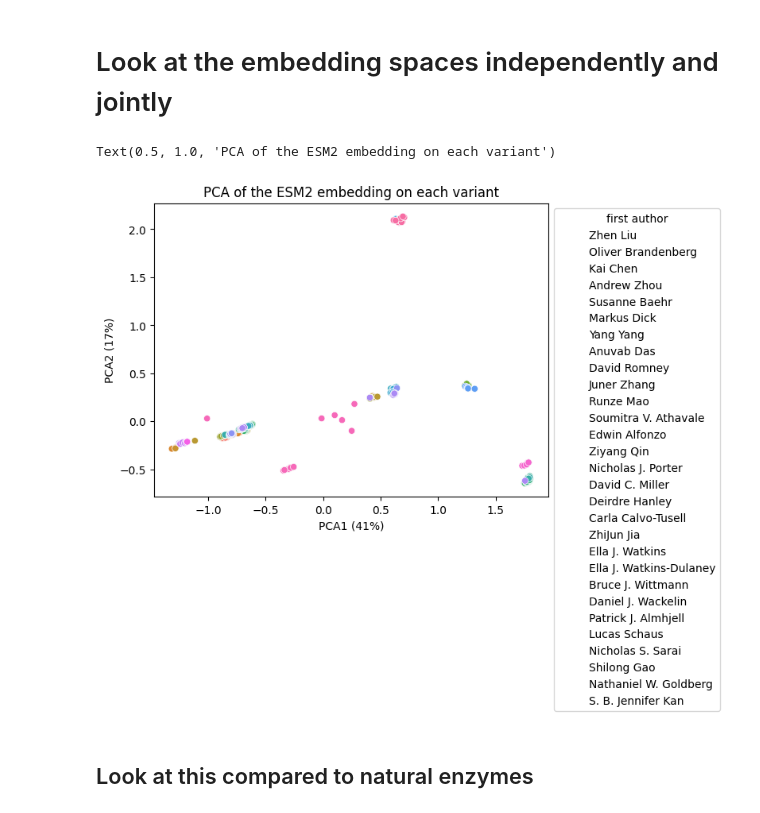
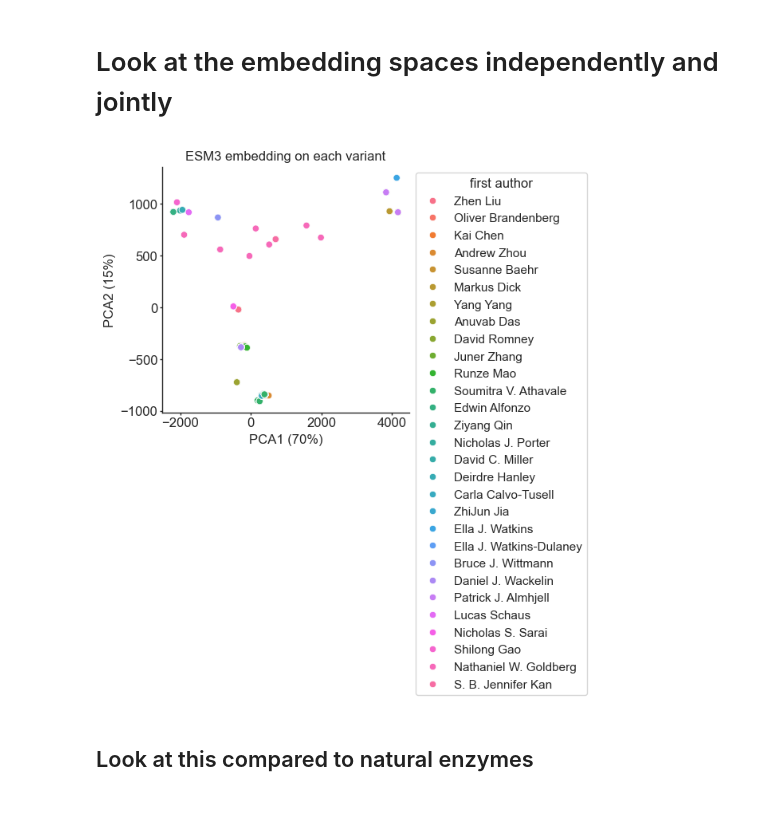
Before and after one commit to fhalab/EnzymeEngineeringDB, a Jupyter notebook: analysis/N3_AnalyseEnzymeReactionData.ipynb, the cells around one changed output. Cells and saved outputs as stored; diff of their text form; code cells hidden in the pictures.

Commit message:
Updated notebook for visualization

```diff
--- a/analysis/N3_AnalyseEnzymeReactionData.ipynb
+++ b/analysis/N3_AnalyseEnzymeReactionData.ipynb
@@ -15,23 +15,51 @@ from sklearn.decomposition import PCA
 import seaborn as sns
 import matplotlib.pyplot as plt
 
-protein_ded_df = pd.read_pickle('output/protein-evolution-database_V4_embedded_proteins.pkl')
-protein_natural_df = pd.read_pickle('output/uniprotkb_reviewed_true_2025_17_02_ESM_3B_complete.pkl')
+protein_ded_df = pd.read_pickle('output/protein-evolution-database_V4_proteins_reactions_clean_unique_variants.pkl')
+protein_natural_df = pd.read_pickle('output/esm3_embeddings.pkl') #output/uniprotkb_reviewed_true_2025_17_02_ESM_3B_complete.pkl')
+# %%
+dpi=300
+style='ticks'
+palette='pastel'
+opacity=0.8
+default_colour="teal"
+figsize=(4, 4)
+title_font_size=12
+label_font_size=8
+title_font_weight="bold"
+text_font_weight="bold"
+font_family = 'sans-serif'
+font = 'Arial'
+sns.set(rc={'figure.figsize': figsize, 'font.family': font_family,
+            'font.sans-serif': font, 'font.size': label_font_size},
+        style=style)
+plt.rcParams['font.family'] = font_family
+plt.rcParams['font.sans-serif'] = font
+
+def format_fig(ax):
+    ax.tick_params(direction='out', length=2, width=1.0)
+    ax.spines['bottom'].set_linewidth(1.0)
+    ax.spines['top'].set_linewidth(0)
+    ax.spines['left'].set_linewidth(1.0)
+    ax.spines['right'].set_linewidth(0)
+    ax.tick_params(labelsize=12)
+    ax.tick_params(axis='x', which='major', pad=2.0)
+    ax.tick_params(axis='y', which='major', pad=2.0)
 # %%
 pca = PCA(n_components=2)
-X = np.array([x for x in protein_ded_df['embedding'].values])
+X = np.array([x for x in protein_ded_df['esm3_mean'].values])
 
 pca_values = pca.fit_transform(X)
 protein_ded_df['PCA1'] = pca_values[:, 0]
 protein_ded_df['PCA2'] = pca_values[:, 1]
 
 ax = sns.scatterplot(protein_ded_df, x='PCA1', y='PCA2', hue='first author')
 sns.move_legend(ax, "upper left", bbox_to_anchor=(1, 1))
 plt.xlabel(f'PCA1 ({int(pca.explained_variance_ratio_[0]*100)}%)')
 plt.ylabel(f'PCA2 ({int(pca.explained_variance_ratio_[1]*100)}%)')
-plt.title('PCA of the ESM2 embedding on each variant')
+plt.title('ESM3 embedding on each variant')
+ax = format_fig(ax)
 # %% [output]
-Text(0.5, 1.0, 'PCA of the ESM2 embedding on each variant')
-[figure, old version]
+[figure, new version]
 # %% [markdown]
 ## Look at this compared to natural enzymes
```
Also changed, not shown: parts of 7 cells of this notebook.
